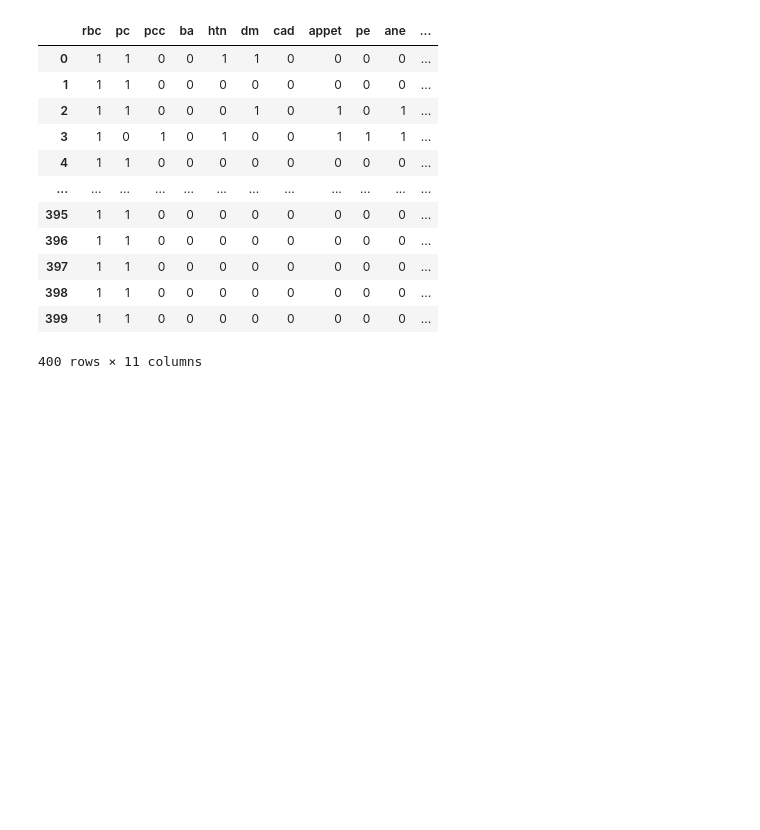
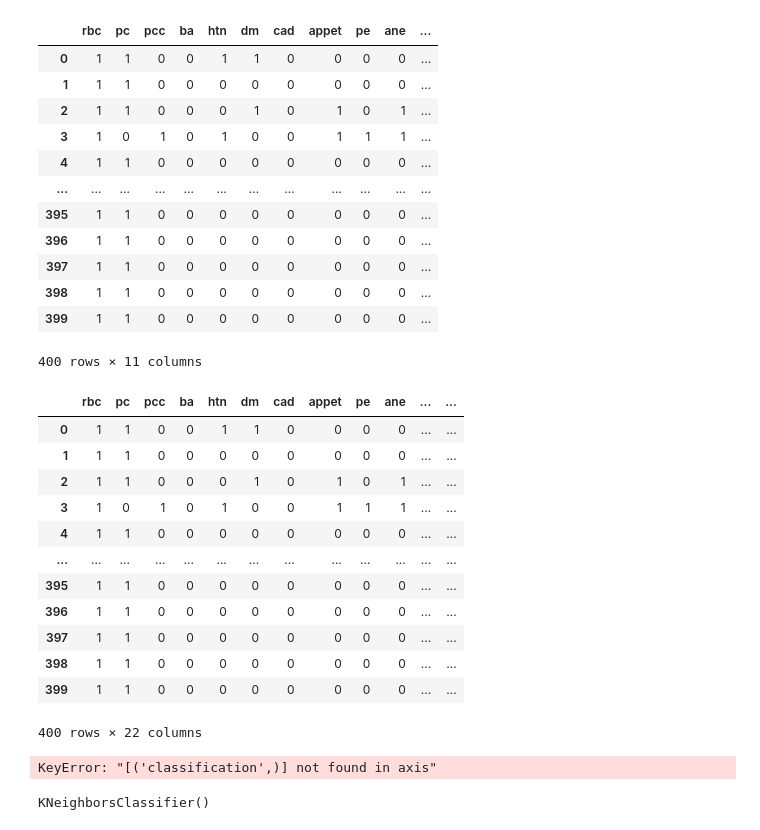
Before and after one commit to NARAYANAN0101/MACHINE-LEARNING, a Jupyter notebook: ML_preprocess.ipynb, the cells around one changed output. Drawn from its saved outputs; the diff is of its cells as text; code cells hidden in the pictures; blank space fills up the shorter version.

```diff
--- a/ML_preprocess.ipynb
+++ b/ML_preprocess.ipynb
@@ -822,3 +842,26 @@ object_cols
 | 398 | 1 | 1 | 0 | 0 | 0 | 0 | 0 | 0 | 0 | 0 | ... |
 | 399 | 1 | 1 | 0 | 0 | 0 | 0 | 0 | 0 | 0 | 0 | ... |
 400 rows × 11 columns
+# %%
+final_datset=pd.concat([object_cols,imputed_df],axis=1)
+# %%
+final_datset
+# %% [output]
+|  | rbc | pc | pcc | ba | htn | dm | cad | appet | pe | ane | ... | ... |
+| 0 | 1 | 1 | 0 | 0 | 1 | 1 | 0 | 0 | 0 | 0 | ... | ... |
+| 1 | 1 | 1 | 0 | 0 | 0 | 0 | 0 | 0 | 0 | 0 | ... | ... |
+| 2 | 1 | 1 | 0 | 0 | 0 | 1 | 0 | 1 | 0 | 1 | ... | ... |
+| 3 | 1 | 0 | 1 | 0 | 1 | 0 | 0 | 1 | 1 | 1 | ... | ... |
+| 4 | 1 | 1 | 0 | 0 | 0 | 0 | 0 | 0 | 0 | 0 | ... | ... |
+| ... | ... | ... | ... | ... | ... | ... | ... | ... | ... | ... | ... | ... |
+| 395 | 1 | 1 | 0 | 0 | 0 | 0 | 0 | 0 | 0 | 0 | ... | ... |
+| 396 | 1 | 1 | 0 | 0 | 0 | 0 | 0 | 0 | 0 | 0 | ... | ... |
+| 397 | 1 | 1 | 0 | 0 | 0 | 0 | 0 | 0 | 0 | 0 | ... | ... |
+| 398 | 1 | 1 | 0 | 0 | 0 | 0 | 0 | 0 | 0 | 0 | ... | ... |
+| 399 | 1 | 1 | 0 | 0 | 0 | 0 | 0 | 0 | 0 | 0 | ... | ... |
+400 rows × 22 columns
+# %%
+independent=final_datset.drop(["classification"], axis=1)
+dependent=final_datset[["classification"]]
+# %% [output]
+KeyError: "[('classification',)] not found in axis"
@@ -824,0 +873,5 @@ object_cols
+# %%
+classifications=KNeighborsClassifier()
+classifications.fit(X_train,Y_train)
+# %% [output]
+KNeighborsClassifier()
```
Also changed, not shown: parts of 7 cells of this notebook.
